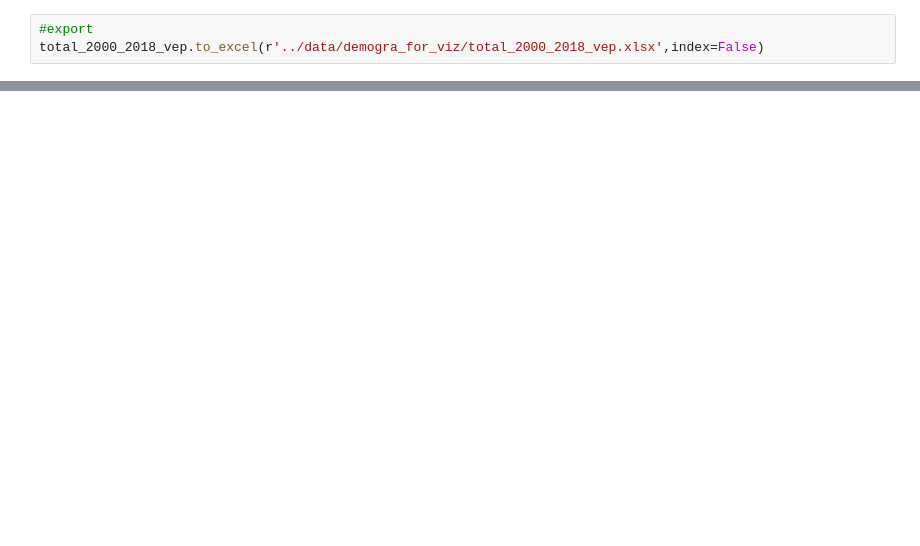
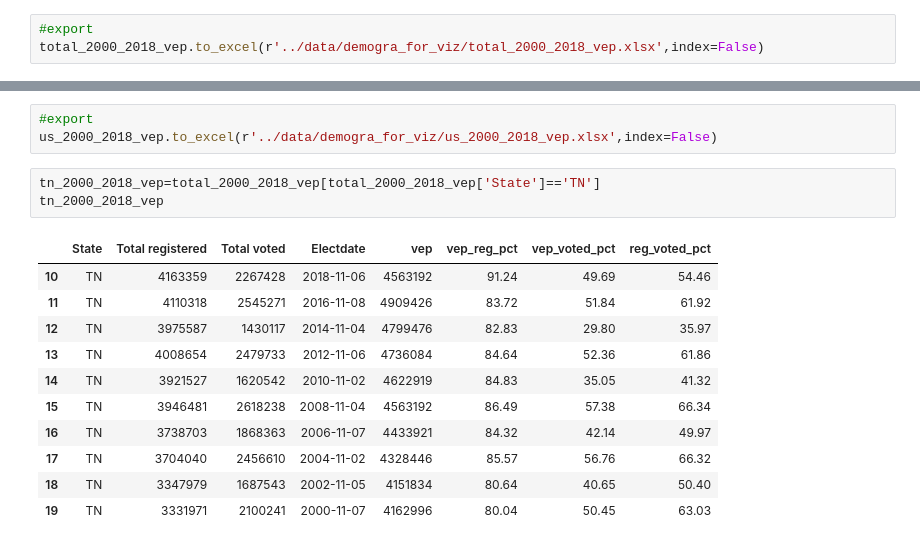
Before and after one commit to DavidMellow/tn-elections, a Jupyter notebook: notebooks/VEP_demo.ipynb, the cells around one changed output, grey strips where cells are left out. Cells and saved outputs as stored; diff of their text form; blank space fills up the shorter version.

```diff
--- a/notebooks/VEP_demo.ipynb
+++ b/notebooks/VEP_demo.ipynb
@@ -1447,0 +1537,18 @@ total_2000_2018_vep.to_excel(r'../data/demogra_for_viz/total_2000_2018_vep.xlsx'
+# %%
+#export
+us_2000_2018_vep.to_excel(r'../data/demogra_for_viz/us_2000_2018_vep.xlsx',index=False)
+# %%
+tn_2000_2018_vep=total_2000_2018_vep[total_2000_2018_vep['State']=='TN']
+tn_2000_2018_vep
+# %% [output]
+|  | State | Total registered | Total voted | Electdate | vep | vep_reg_pct | vep_voted_pct | reg_voted_pct |
+| 10 | TN | 4163359 | 2267428 | 2018-11-06 | 4563192 | 91.24 | 49.69 | 54.46 |
+| 11 | TN | 4110318 | 2545271 | 2016-11-08 | 4909426 | 83.72 | 51.84 | 61.92 |
+| 12 | TN | 3975587 | 1430117 | 2014-11-04 | 4799476 | 82.83 | 29.80 | 35.97 |
+| 13 | TN | 4008654 | 2479733 | 2012-11-06 | 4736084 | 84.64 | 52.36 | 61.86 |
+| 14 | TN | 3921527 | 1620542 | 2010-11-02 | 4622919 | 84.83 | 35.05 | 41.32 |
+| 15 | TN | 3946481 | 2618238 | 2008-11-04 | 4563192 | 86.49 | 57.38 | 66.34 |
+| 16 | TN | 3738703 | 1868363 | 2006-11-07 | 4433921 | 84.32 | 42.14 | 49.97 |
+| 17 | TN | 3704040 | 2456610 | 2004-11-02 | 4328446 | 85.57 | 56.76 | 66.32 |
+| 18 | TN | 3347979 | 1687543 | 2002-11-05 | 4151834 | 80.64 | 40.65 | 50.40 |
+| 19 | TN | 3331971 | 2100241 | 2000-11-07 | 4162996 | 80.04 | 50.45 | 63.03 |
```
Also changed, not shown: parts of 8 cells of this notebook.
